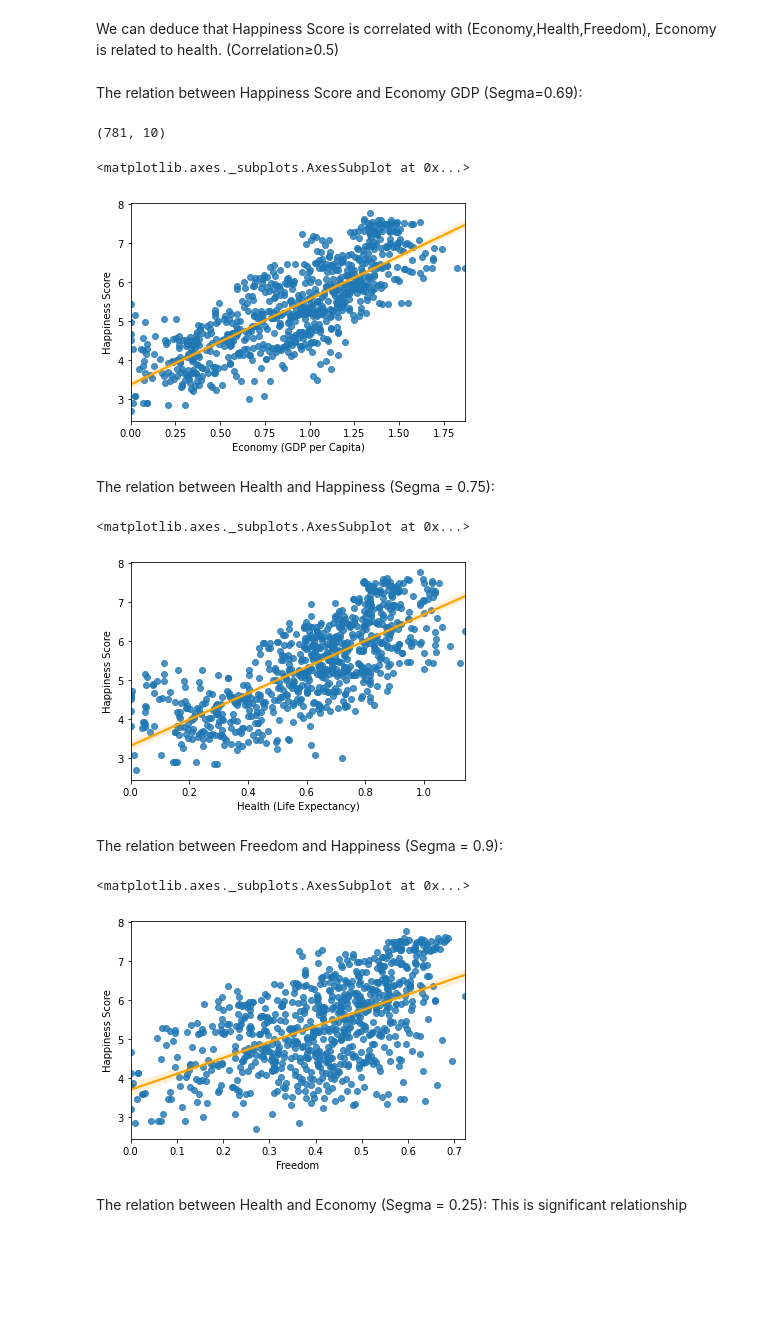
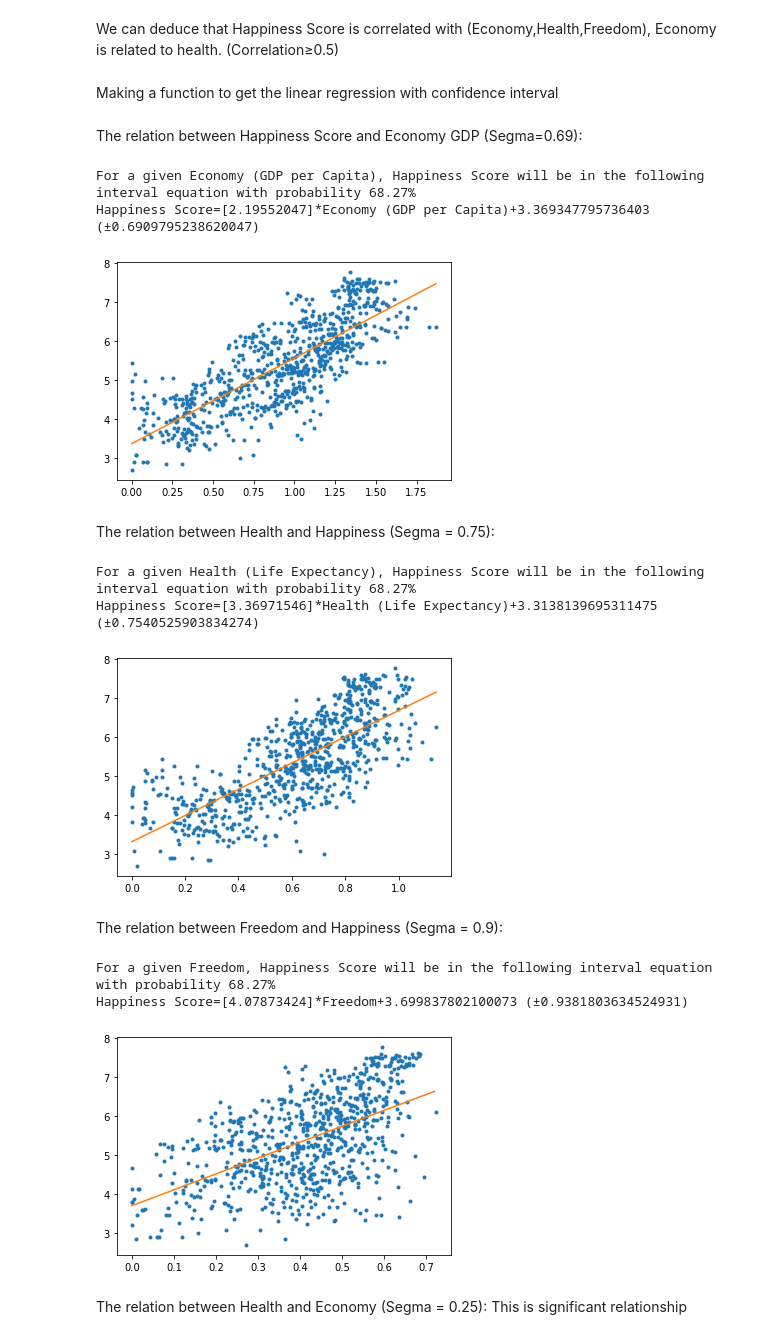
Before and after one commit to Ahmed-Mamdouh99/Data-Engineering-Project, a Jupyter notebook: World_Happiness_Report.ipynb, the cells around one changed output. Drawn from its saved outputs; the diff is of its cells as text; code cells hidden in the pictures; blank space fills up the shorter version.

Commit message:
Putting Confidence Interval

```diff
--- a/World_Happiness_Report.ipynb
+++ b/World_Happiness_Report.ipynb
@@ -182,3 +186,5 @@ sn.heatmap(allYearsCombined.corr(), annot=True)
 # %% [markdown]
 We can deduce that Happiness Score is correlated with (Economy,Health,Freedom),
 Economy is related to health. (Correlation≥0.5)
+# %% [markdown]
+Making a function to get the linear regression with confidence interval
@@ -185,29 +253,28 @@ Economy is related to health. (Correlation≥0.5)
 # %% [markdown]
 The relation between Happiness Score and Economy GDP
 (Segma=0.69):
-# %%
-allYearsCombined.shape
-# %% [output]
-(781, 10)
 # %%
-sns.regplot(x=allYearsCombined['Economy (GDP per Capita)'], y=allYearsCombined['Happiness Score'], line_kws={"color":"orange"})
+expect(allYearsCombined,'Economy (GDP per Capita)','Happiness Score')
 # %% [output]
-<matplotlib.axes._subplots.AxesSubplot at 0x...>
+For a given Economy (GDP per Capita), Happiness Score will be in the following interval equation with probability 68.27%
+Happiness Score=[2.19552047]*Economy (GDP per Capita)+3.369347795736403 (±0.6909795238620047)
-[figure, old version]
+[figure, new version]
 # %% [markdown]
 The relation between Health and Happiness (Segma = 0.75):
 # %%
-sns.regplot(x=allYearsCombined['Health (Life Expectancy)'], y=allYearsCombined['Happiness Score'], line_kws={"color":"orange"})
+expect(allYearsCombined,'Health (Life Expectancy)','Happiness Score')
 # %% [output]
-<matplotlib.axes._subplots.AxesSubplot at 0x...>
+For a given Health (Life Expectancy), Happiness Score will be in the following interval equation with probability 68.27%
+Happiness Score=[3.36971546]*Health (Life Expectancy)+3.3138139695311475 (±0.7540525903834274)
-[figure, old version]
+[figure, new version]
 # %% [markdown]
 The relation between Freedom and Happiness (Segma = 0.9):
 # %%
-sns.regplot(x=allYearsCombined['Freedom'], y=allYearsCombined['Happiness Score'], line_kws={"color":"orange"})
+expect(allYearsCombined,'Freedom','Happiness Score')
 # %% [output]
-<matplotlib.axes._subplots.AxesSubplot at 0x...>
+For a given Freedom, Happiness Score will be in the following interval equation with probability 68.27%
+Happiness Score=[4.07873424]*Freedom+3.699837802100073 (±0.9381803634524931)
-[figure, old version]
+[figure, new version]
 # %% [markdown]
 The relation between Health and Economy (Segma = 0.25):
 This is significant relationship
```
Also changed, not shown: parts of 7 cells of this notebook.
